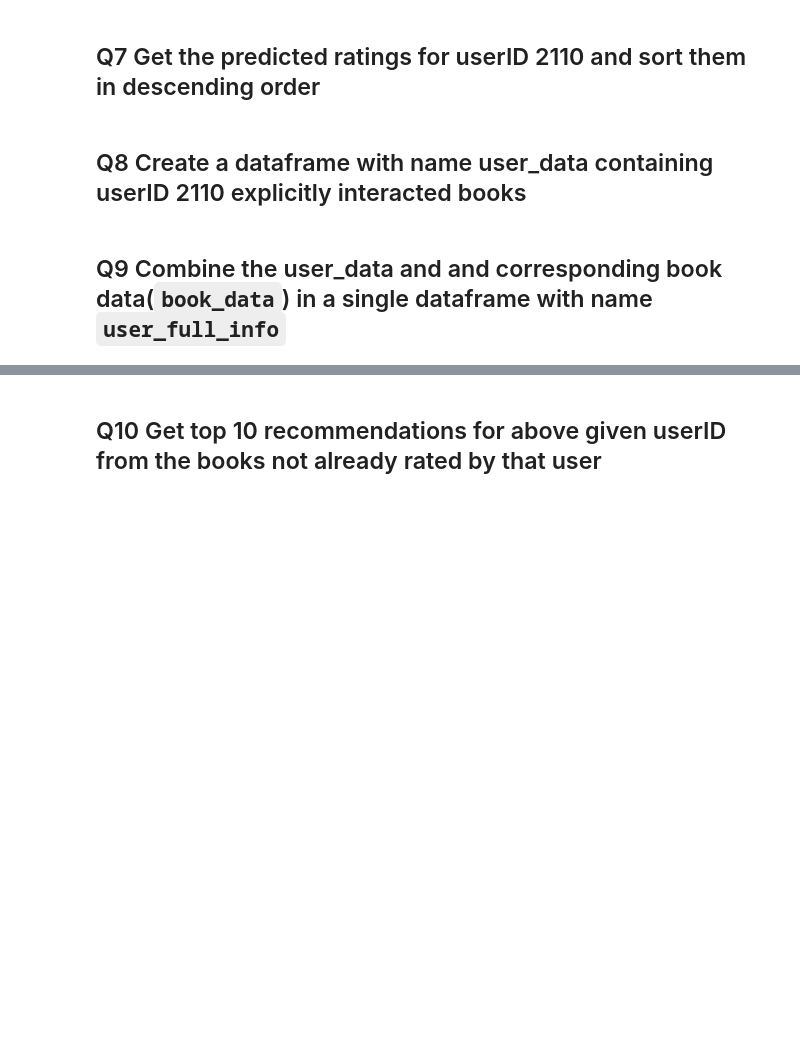
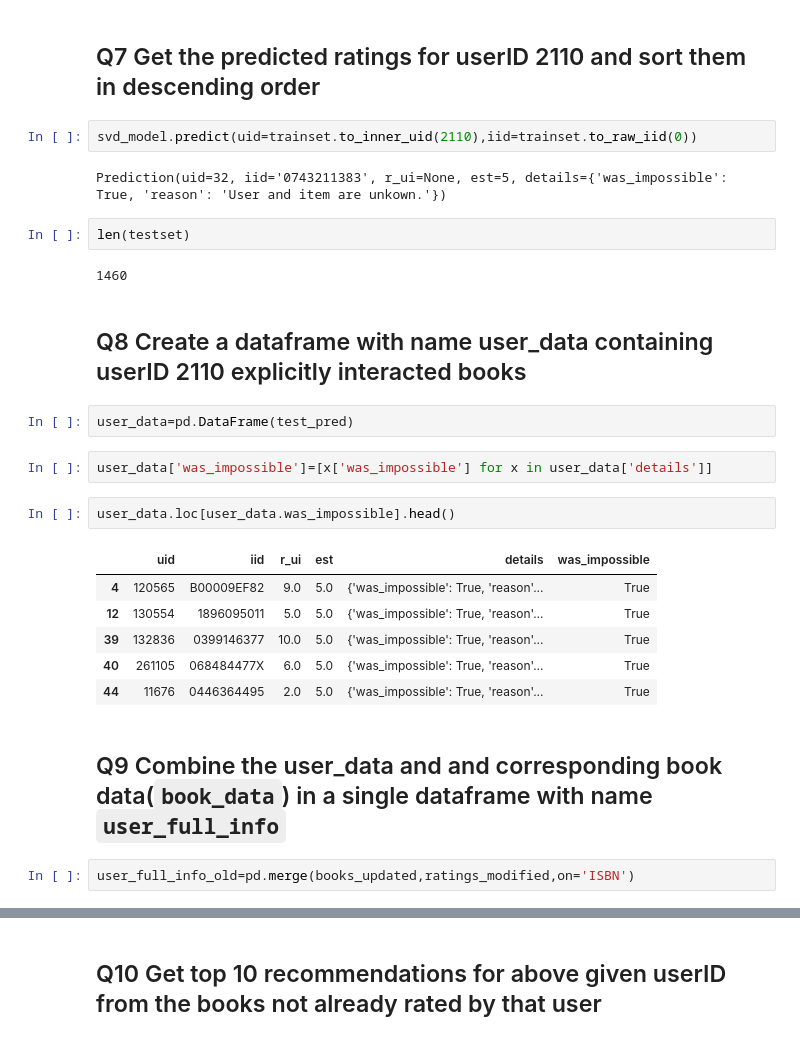
Before and after one commit to mdkaifiahmad/mumbai-nov-batch-Nachiket25, a Jupyter notebook: R5_External_Lab_Collaborative_CBRS_PBRS.ipynb, the cells around one changed output, grey strips where cells are left out. Saved outputs shown, nothing was run; the diff lists cells and outputs as text; blank space fills up the shorter version.

```diff
--- a/R5_External_Lab_Collaborative_CBRS_PBRS.ipynb
+++ b/R5_External_Lab_Collaborative_CBRS_PBRS.ipynb
@@ -300,7 +300,30 @@ Note: Execute the below cells to get the variables loaded
 userID = 2110
 # %% [markdown]
 ## Q7 Get the predicted ratings for userID 2110 and sort them in descending order
+# %%
+svd_model.predict(uid=trainset.to_inner_uid(2110),iid=trainset.to_raw_iid(0))
+# %% [output]
+Prediction(uid=32, iid='0743211383', r_ui=None, est=5, details={'was_impossible': True, 'reason': 'User and item are unkown.'})
+# %%
+len(testset)
+# %% [output]
+1460
 # %% [markdown]
 ## Q8 Create a dataframe with name user_data containing userID 2110 explicitly interacted books
+# %%
+user_data=pd.DataFrame(test_pred)
+# %%
+user_data['was_impossible']=[x['was_impossible'] for x in user_data['details']]
+# %%
+user_data.loc[user_data.was_impossible].head()
+# %% [output]
+|  | uid | iid | r_ui | est | details | was_impossible |
+| 4 | 120565 | B00009EF82 | 9.0 | 5.0 | {'was_impossible': True, 'reason'... | True |
+| 12 | 130554 | 1896095011 | 5.0 | 5.0 | {'was_impossible': True, 'reason'... | True |
+| 39 | 132836 | 0399146377 | 10.0 | 5.0 | {'was_impossible': True, 'reason'... | True |
+| 40 | 261105 | 068484477X | 6.0 | 5.0 | {'was_impossible': True, 'reason'... | True |
+| 44 | 11676 | 0446364495 | 2.0 | 5.0 | {'was_impossible': True, 'reason'... | True |
 # %% [markdown]
 ## Q9 Combine the user_data and and corresponding book data(`book_data`) in a single dataframe with name `user_full_info`
+# %%
+user_full_info_old=pd.merge(books_updated,ratings_modified,on='ISBN')
```
Also changed, not shown: parts of 9 cells of this notebook.
